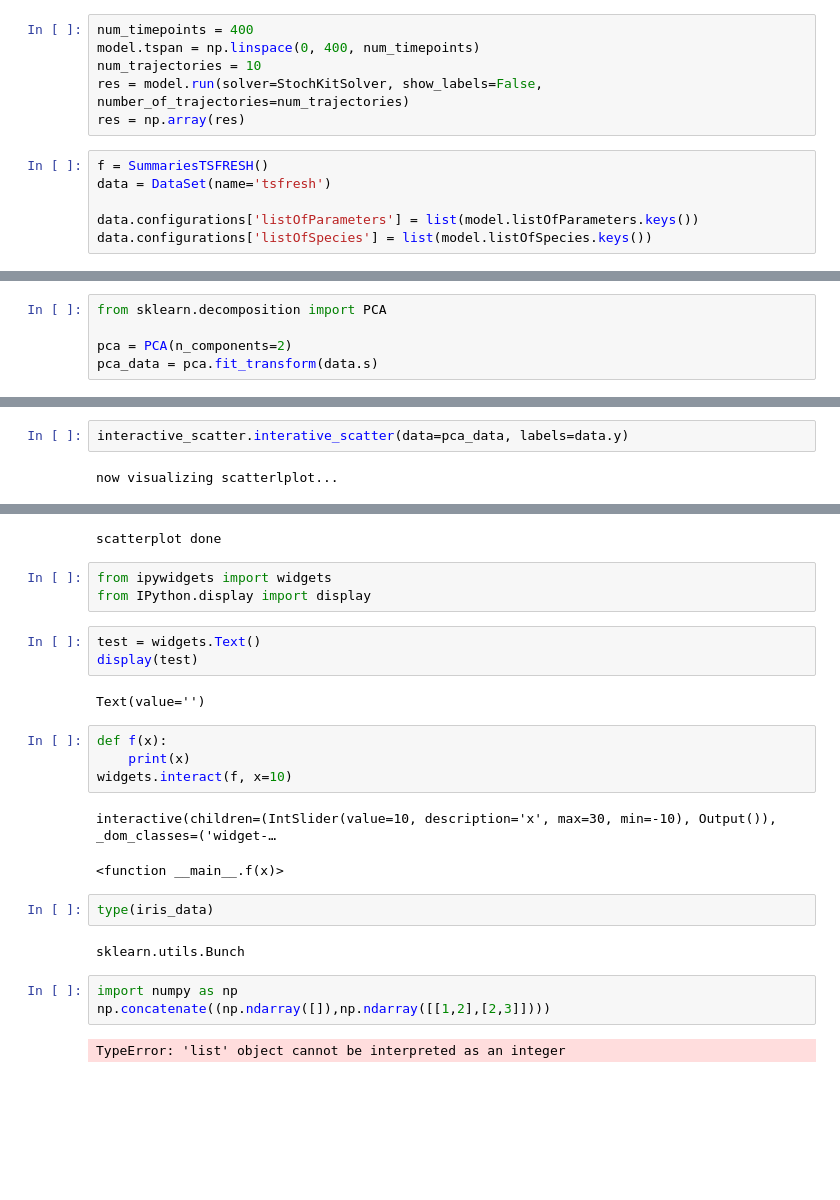
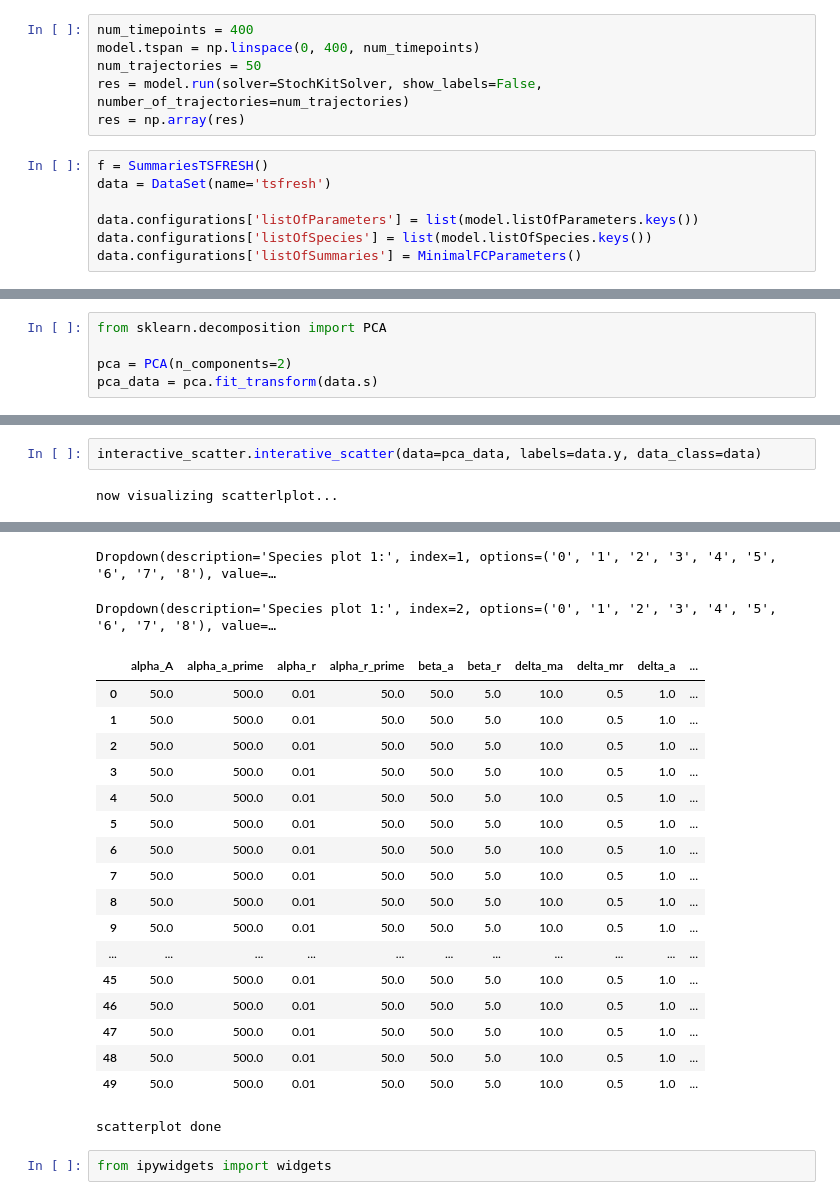
Before and after one commit to StochSS/sciope, a Jupyter notebook: examples/test_MET.ipynb, the cells around one changed output, grey strips where cells are left out. Cells and saved outputs as stored; diff of their text form; blank space fills up the shorter version.

```diff
--- a/examples/test_MET.ipynb
+++ b/examples/test_MET.ipynb
@@ -67,7 +67,7 @@ class SummariesTSFRESH(SummaryBase):
 # %%
 num_timepoints = 400
 model.tspan = np.linspace(0, 400, num_timepoints)
-num_trajectories = 10
+num_trajectories = 50
 res = model.run(solver=StochKitSolver, show_labels=False, number_of_trajectories=num_trajectories)
 res = np.array(res)
 # %%
@@ -76,6 +76,7 @@ data = DataSet(name='tsfresh')
 
 data.configurations['listOfParameters'] = list(model.listOfParameters.keys())
 data.configurations['listOfSpecies'] = list(model.listOfSpecies.keys())
+data.configurations['listOfSummaries'] = MinimalFCParameters()
 # %%
 params = [[float(x.expression) for x in list(model.get_all_parameters().values())]]*len(res)
 params = np.array(params)
@@ -91,5 +103,5 @@ pca_data = pca.fit_transform(data.s)
 # %%
-interactive_scatter.interative_scatter(data=pca_data, labels=data.y)
+interactive_scatter.interative_scatter(data=pca_data, labels=data.y, data_class=data)
 # %% [output]
 now visualizing scatterlplot...
 [interactive output not drawn]
@@ -98,25 +113,22 @@ now visualizing scatterlplot...
-scatterplot done
+Dropdown(description='Species plot 1:', index=1, options=('0', '1', '2', '3', '4', '5', '6', '7', '8'), value=…
+Dropdown(description='Species plot 1:', index=2, options=('0', '1', '2', '3', '4', '5', '6', '7', '8'), value=…
+|  | alpha_A | alpha_a_prime | alpha_r | alpha_r_prime | beta_a | beta_r | delta_ma | delta_mr | delta_a | ... |
+| 0 | 50.0 | 500.0 | 0.01 | 50.0 | 50.0 | 5.0 | 10.0 | 0.5 | 1.0 | ... |
+| 1 | 50.0 | 500.0 | 0.01 | 50.0 | 50.0 | 5.0 | 10.0 | 0.5 | 1.0 | ... |
+| 2 | 50.0 | 500.0 | 0.01 | 50.0 | 50.0 | 5.0 | 10.0 | 0.5 | 1.0 | ... |
+| 3 | 50.0 | 500.0 | 0.01 | 50.0 | 50.0 | 5.0 | 10.0 | 0.5 | 1.0 | ... |
+| 4 | 50.0 | 500.0 | 0.01 | 50.0 | 50.0 | 5.0 | 10.0 | 0.5 | 1.0 | ... |
+| 5 | 50.0 | 500.0 | 0.01 | 50.0 | 50.0 | 5.0 | 10.0 | 0.5 | 1.0 | ... |
+| 6 | 50.0 | 500.0 | 0.01 | 50.0 | 50.0 | 5.0 | 10.0 | 0.5 | 1.0 | ... |
+| 7 | 50.0 | 500.0 | 0.01 | 50.0 | 50.0 | 5.0 | 10.0 | 0.5 | 1.0 | ... |
+| 8 | 50.0 | 500.0 | 0.01 | 50.0 | 50.0 | 5.0 | 10.0 | 0.5 | 1.0 | ... |
+| 9 | 50.0 | 500.0 | 0.01 | 50.0 | 50.0 | 5.0 | 10.0 | 0.5 | 1.0 | ... |
+| ... | ... | ... | ... | ... | ... | ... | ... | ... | ... | ... |
+| 45 | 50.0 | 500.0 | 0.01 | 50.0 | 50.0 | 5.0 | 10.0 | 0.5 | 1.0 | ... |
+| 46 | 50.0 | 500.0 | 0.01 | 50.0 | 50.0 | 5.0 | 10.0 | 0.5 | 1.0 | ... |
+| 47 | 50.0 | 500.0 | 0.01 | 50.0 | 50.0 | 5.0 | 10.0 | 0.5 | 1.0 | ... |
+| 48 | 50.0 | 500.0 | 0.01 | 50.0 | 50.0 | 5.0 | 10.0 | 0.5 | 1.0 | ... |
+| 49 | 50.0 | 500.0 | 0.01 | 50.0 | 50.0 | 5.0 | 10.0 | 0.5 | 1.0 | ... |
+scatterplot done
 # %%
 from ipywidgets import widgets
-from IPython.display import display
-# %%
-test = widgets.Text()
-display(test)
-# %% [output]
-Text(value='')
-# %%
-def f(x):
-    print(x)
-widgets.interact(f, x=10)
-# %% [output]
-interactive(children=(IntSlider(value=10, description='x', max=30, min=-10), Output()), _dom_classes=('widget-…
-<function __main__.f(x)>
-# %%
-type(iris_data)
-# %% [output]
-sklearn.utils.Bunch
-# %%
-import numpy as np
-np.concatenate((np.ndarray([]),np.ndarray([[1,2],[2,3]])))
-# %% [output]
-TypeError: 'list' object cannot be interpreted as an integer
```
Also changed, not shown: parts of 5 cells of this notebook, 1 other file.
